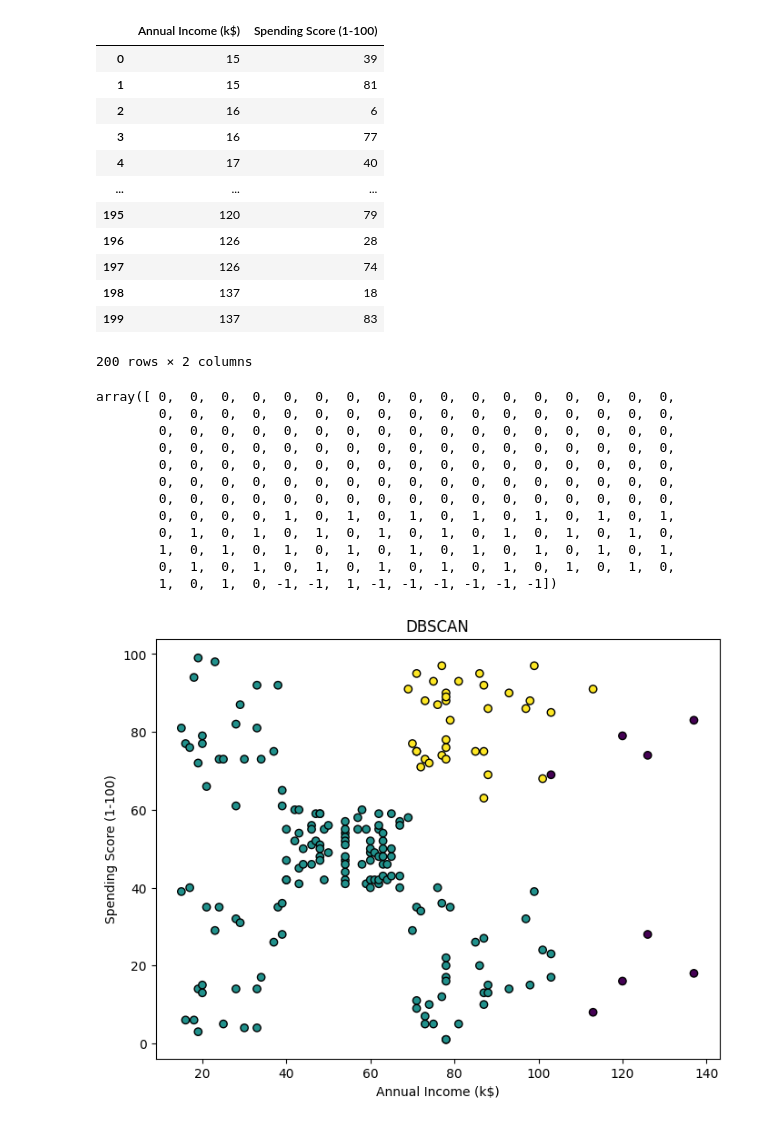
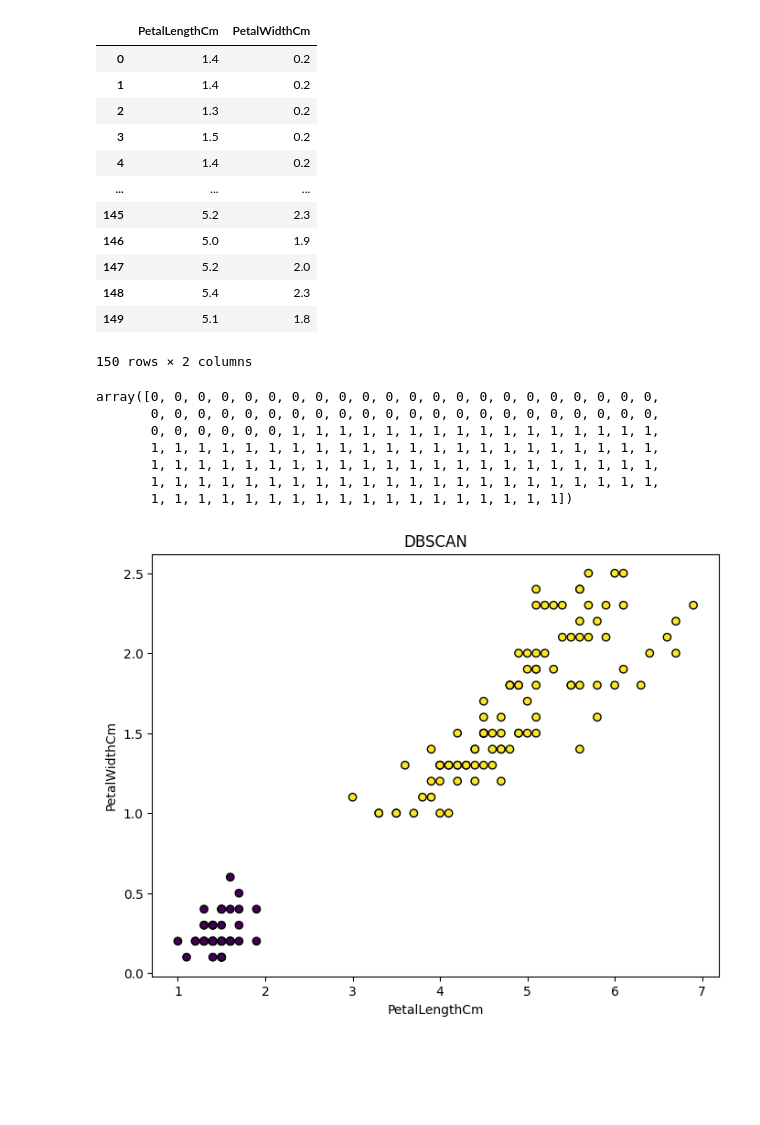
Before and after one commit to keerthibala07/Machine-learning-models-unsupervised, a Jupyter notebook: DBSCAN.ipynb, the cells around one changed output. Saved outputs shown, nothing was run; the diff lists cells and outputs as text; code cells hidden in the pictures; blank space fills up the shorter version.

```diff
--- a/DBSCAN.ipynb
+++ b/DBSCAN.ipynb
@@ -10,0 +9,3 @@ df=pd.read_csv('https://raw.githubusercontent.com/ezioauditore-tech/AI/main/data
+# %%
+df=pd.read_csv('/content/Iris_1.csv')
+df
@@ -11,48 +26,43 @@ df=pd.read_csv('https://raw.githubusercontent.com/ezioauditore-tech/AI/main/data
 # %%
-features=['Annual Income (k$)','Spending Score (1-100)']
+features=['PetalLengthCm',	'PetalWidthCm']
 x=df[features]
 x
 # %% [output]
-|  | Annual Income (k$) | Spending Score (1-100) |
-| 0 | 15 | 39 |
-| 1 | 15 | 81 |
-| 2 | 16 | 6 |
-| 3 | 16 | 77 |
-| 4 | 17 | 40 |
+|  | PetalLengthCm | PetalWidthCm |
+| 0 | 1.4 | 0.2 |
+| 1 | 1.4 | 0.2 |
+| 2 | 1.3 | 0.2 |
+| 3 | 1.5 | 0.2 |
+| 4 | 1.4 | 0.2 |
 | ... | ... | ... |
-| 195 | 120 | 79 |
-| 196 | 126 | 28 |
-| 197 | 126 | 74 |
-| 198 | 137 | 18 |
-| 199 | 137 | 83 |
+| 145 | 5.2 | 2.3 |
+| 146 | 5.0 | 1.9 |
+| 147 | 5.2 | 2.0 |
+| 148 | 5.4 | 2.3 |
+| 149 | 5.1 | 1.8 |
-200 rows × 2 columns
+150 rows × 2 columns
 # %%
 x_std=StandardScaler().fit_transform(x)
 # %%
-dbscan=DBSCAN(eps=0.5,min_samples=5)
+dbscan=DBSCAN(eps=1,min_samples=3)
 clusters=dbscan.fit_predict(x_std)
 clusters
 # %% [output]
-array([ 0,  0,  0,  0,  0,  0,  0,  0,  0,  0,  0,  0,  0,  0,  0,  0,  0,
-        0,  0,  0,  0,  0,  0,  0,  0,  0,  0,  0,  0,  0,  0,  0,  0,  0,
-        0,  0,  0,  0,  0,  0,  0,  0,  0,  0,  0,  0,  0,  0,  0,  0,  0,
-        0,  0,  0,  0,  0,  0,  0,  0,  0,  0,  0,  0,  0,  0,  0,  0,  0,
-        0,  0,  0,  0,  0,  0,  0,  0,  0,  0,  0,  0,  0,  0,  0,  0,  0,
-        0,  0,  0,  0,  0,  0,  0,  0,  0,  0,  0,  0,  0,  0,  0,  0,  0,
-        0,  0,  0,  0,  0,  0,  0,  0,  0,  0,  0,  0,  0,  0,  0,  0,  0,
-        0,  0,  0,  0,  1,  0,  1,  0,  1,  0,  1,  0,  1,  0,  1,  0,  1,
-        0,  1,  0,  1,  0,  1,  0,  1,  0,  1,  0,  1,  0,  1,  0,  1,  0,
-        1,  0,  1,  0,  1,  0,  1,  0,  1,  0,  1,  0,  1,  0,  1,  0,  1,
-        0,  1,  0,  1,  0,  1,  0,  1,  0,  1,  0,  1,  0,  1,  0,  1,  0,
-        1,  0,  1,  0, -1, -1,  1, -1, -1, -1, -1, -1, -1])
+array([0, 0, 0, 0, 0, 0, 0, 0, 0, 0, 0, 0, 0, 0, 0, 0, 0, 0, 0, 0, 0, 0,
+       0, 0, 0, 0, 0, 0, 0, 0, 0, 0, 0, 0, 0, 0, 0, 0, 0, 0, 0, 0, 0, 0,
+       0, 0, 0, 0, 0, 0, 1, 1, 1, 1, 1, 1, 1, 1, 1, 1, 1, 1, 1, 1, 1, 1,
+       1, 1, 1, 1, 1, 1, 1, 1, 1, 1, 1, 1, 1, 1, 1, 1, 1, 1, 1, 1, 1, 1,
+       1, 1, 1, 1, 1, 1, 1, 1, 1, 1, 1, 1, 1, 1, 1, 1, 1, 1, 1, 1, 1, 1,
+       1, 1, 1, 1, 1, 1, 1, 1, 1, 1, 1, 1, 1, 1, 1, 1, 1, 1, 1, 1, 1, 1,
+       1, 1, 1, 1, 1, 1, 1, 1, 1, 1, 1, 1, 1, 1, 1, 1, 1, 1])
 # %%
 centroids=pd.DataFrame(x_std).groupby(clusters).mean().values
 # %%
 plt.figure(figsize=(8,6))
-plt.scatter(x['Annual Income (k$)'],x['Spending Score (1-100)'],c=clusters,cmap='viridis',edgecolor='black')
+plt.scatter(x['PetalLengthCm'],x['PetalWidthCm'],c=clusters,cmap='viridis',edgecolor='black')
 plt.title("DBSCAN")
-plt.xlabel('Annual Income (k$)')
-plt.ylabel('Spending Score (1-100)')
+plt.xlabel('PetalLengthCm')
+plt.ylabel('PetalWidthCm')
 plt.show()
 # %% [output]
-[figure, old version]
+[figure, new version]
```
Also changed, not shown: parts of 2 cells of this notebook.
